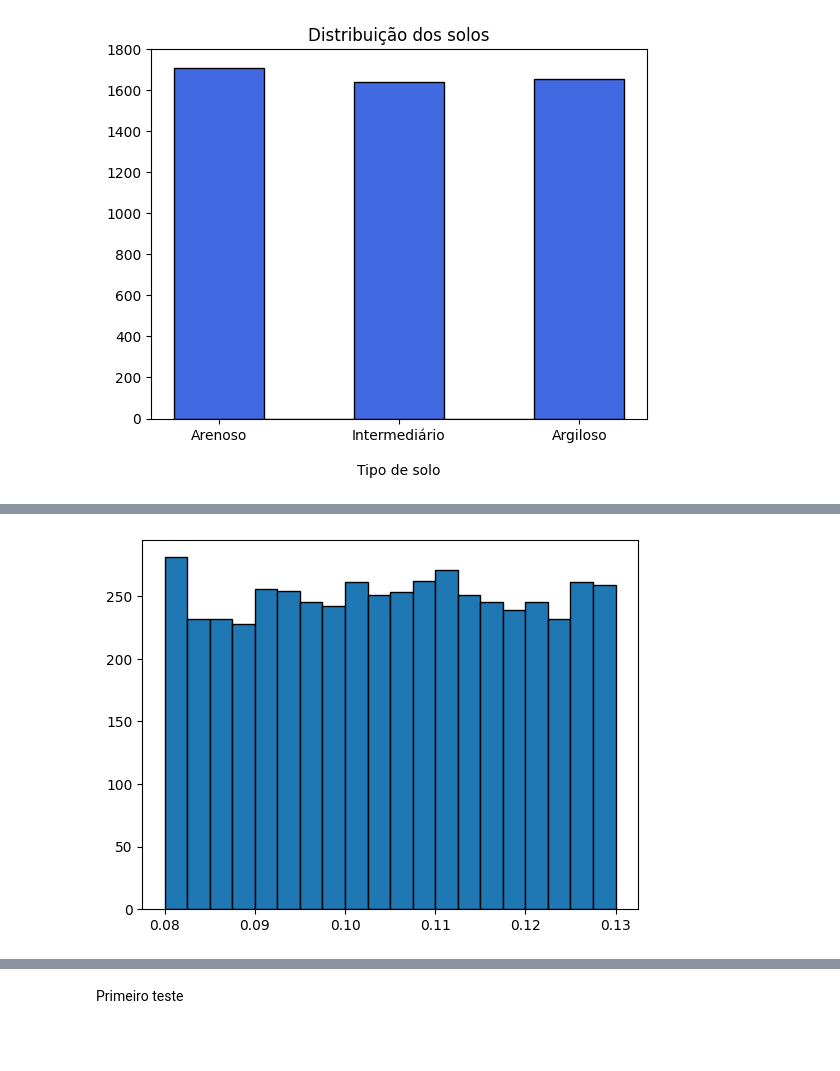
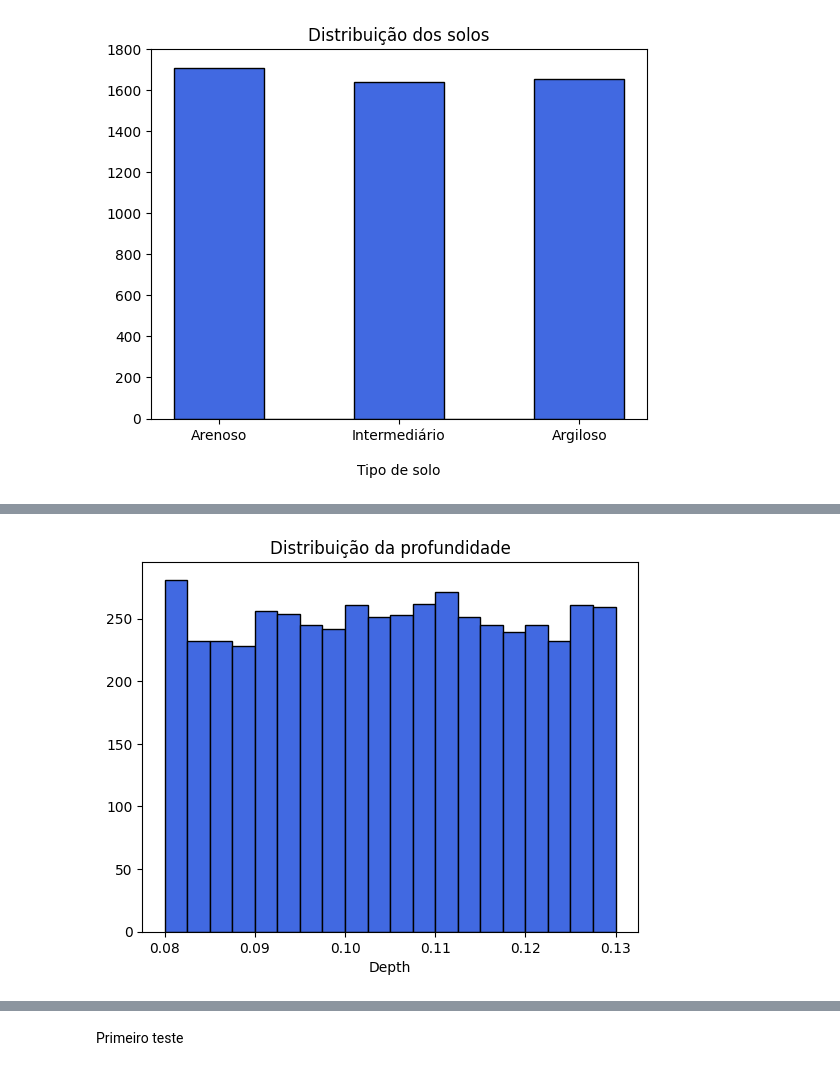
Before and after one commit to andrefsr/Machine-Learning-on-detection-of-buried-cylinders-via-GPR, a Jupyter notebook: sec_sim/machine_learning/data_analysis.ipynb, the cells around one changed output, grey strips where cells are left out. Drawn from its saved outputs; the diff is of its cells as text; code cells hidden in the pictures; blank space fills up the shorter version.

```diff
--- a/sec_sim/machine_learning/data_analysis.ipynb
+++ b/sec_sim/machine_learning/data_analysis.ipynb
@@ -72,8 +73,10 @@ plt.show()
 # %%
 plt.figure()
-plt.hist(df_labels['pos_y'],bins=20,edgecolor='black')
+plt.title('Distribuição da profundidade')
+plt.hist(df_labels['pos_y'],bins=20,edgecolor='black',color='royalblue')
+plt.xlabel('Depth')
 plt.show()
 # %% [output]
-[figure, old version]
+[figure, new version]
 # %%
 plt.figure()
```
Also changed, not shown: parts of 4 cells of this notebook, 2 other files.
